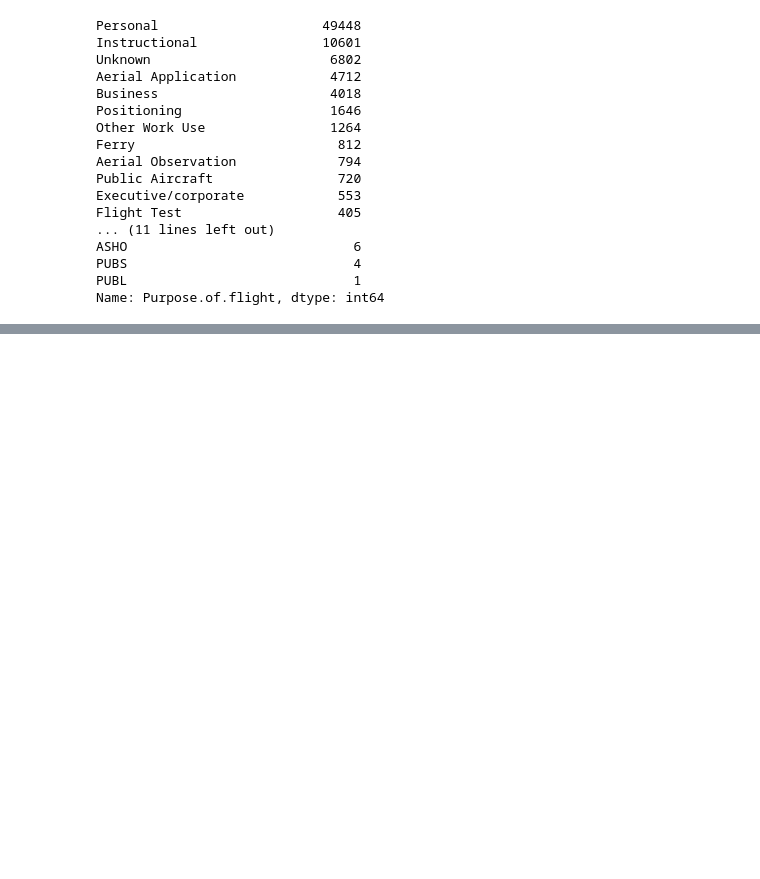
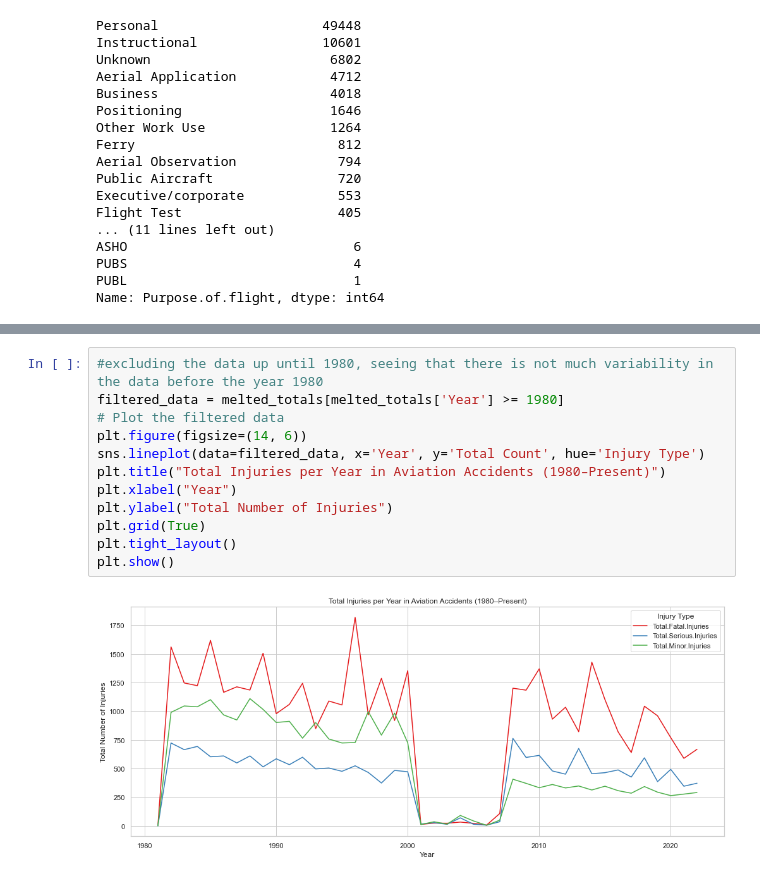
Before and after one commit to lameckodallo/dsc-phase-1-project-v3, a Jupyter notebook: student.ipynb, the cells around one changed output, grey strips where cells are left out. Cells and saved outputs as stored; diff of their text form; blank space fills up the shorter version.

```diff
--- a/student.ipynb
+++ b/student.ipynb
@@ -228,0 +256,14 @@ array(['UNK', 'IMC', 'VMC', nan, 'Unk'], dtype=object)
+# %%
+#excluding the data up until 1980, seeing that there is not much variability in the data before the year 1980
+filtered_data = melted_totals[melted_totals['Year'] >= 1980]
+# Plot the filtered data
+plt.figure(figsize=(14, 6))
+sns.lineplot(data=filtered_data, x='Year', y='Total Count', hue='Injury Type')
+plt.title("Total Injuries per Year in Aviation Accidents (1980–Present)")
+plt.xlabel("Year")
+plt.ylabel("Total Number of Injuries")
+plt.grid(True)
+plt.tight_layout()
+plt.show()
+# %% [output]
+[figure, added]
```
Also changed, not shown: parts of 20 cells of this notebook.
